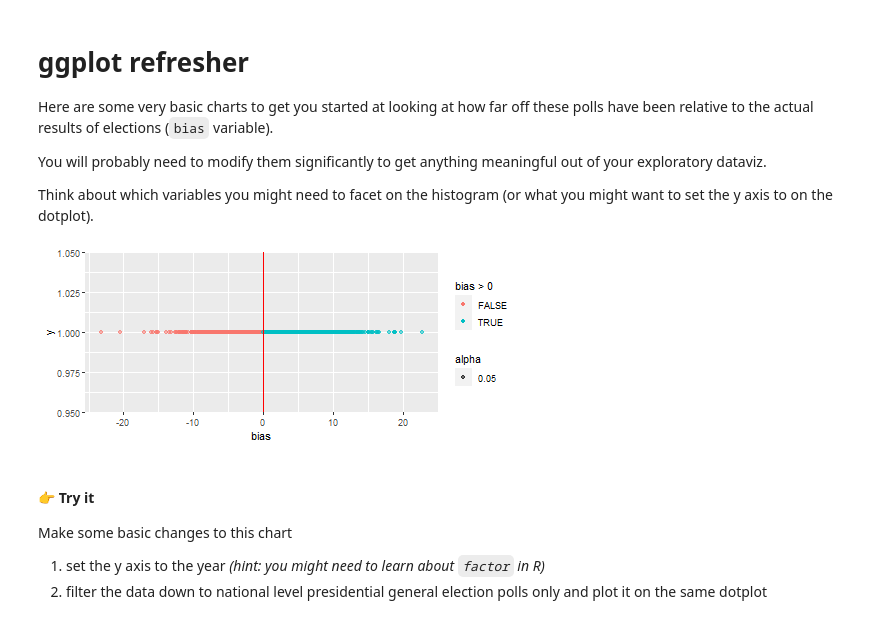
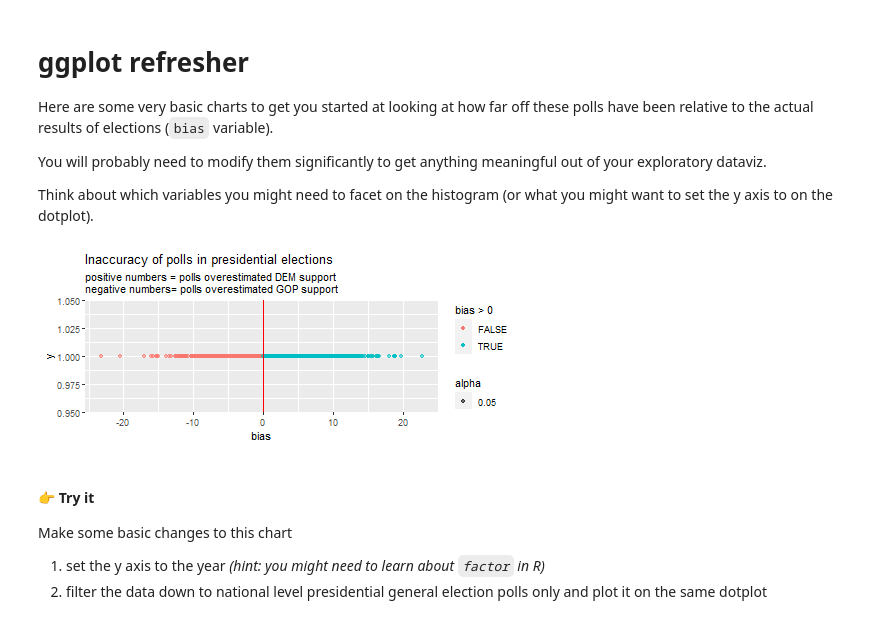
Before and after one commit to juhanarossi/polling-exploration-jake-juhana, a Jupyter notebook: notebook-2.ipynb, the cells around one changed output. Saved outputs shown, nothing was run; the diff lists cells and outputs as text; code cells hidden in the pictures.

```diff
--- a/notebook-2.ipynb
+++ b/notebook-2.ipynb
@@ -195,22 +197,22 @@ Think about which variables you might need to facet on the histogram (or what yo
 # %%
 %%R -h 200
 
 # Filter data to polls in presidential general elections only
 df_pres_general <- df %>% filter(type_simple=='Pres-G')
 
 # plot the `bias` variable, which shows how far away from the
 # actual result each poll's result was...
-ggplot(df_pres_general)  +
+ggplot(df_pres_general) +
     aes(x=bias, y=1, color=bias>0, alpha=.05) +
     geom_point() +
     geom_vline(aes(xintercept=0), color='red')  +
     labs(
-        #title='Inaccuracy of polls in presidential elections',
-        #subtitle="positive numbers = polls overestimated DEM support\nnegative numbers= polls overestimated GOP support"
+        title='Inaccuracy of polls in presidential elections',
+        subtitle="positive numbers = polls overestimated DEM support\nnegative numbers= polls overestimated GOP support"
     )
-    #theme(legend.position="none")
+    #theme(legend.position="none") +
 # %% [output]
-[figure, old version]
+[figure, new version]
 # %% [markdown]
 #### 👉 Try it
 
```
Also changed, not shown: parts of 8 cells of this notebook, 2 other files.
